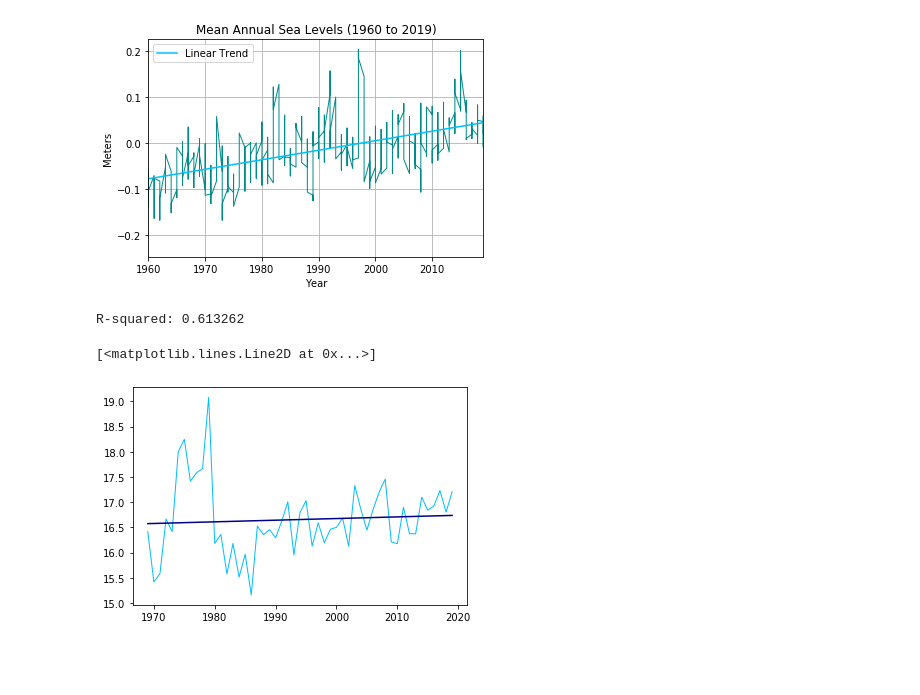
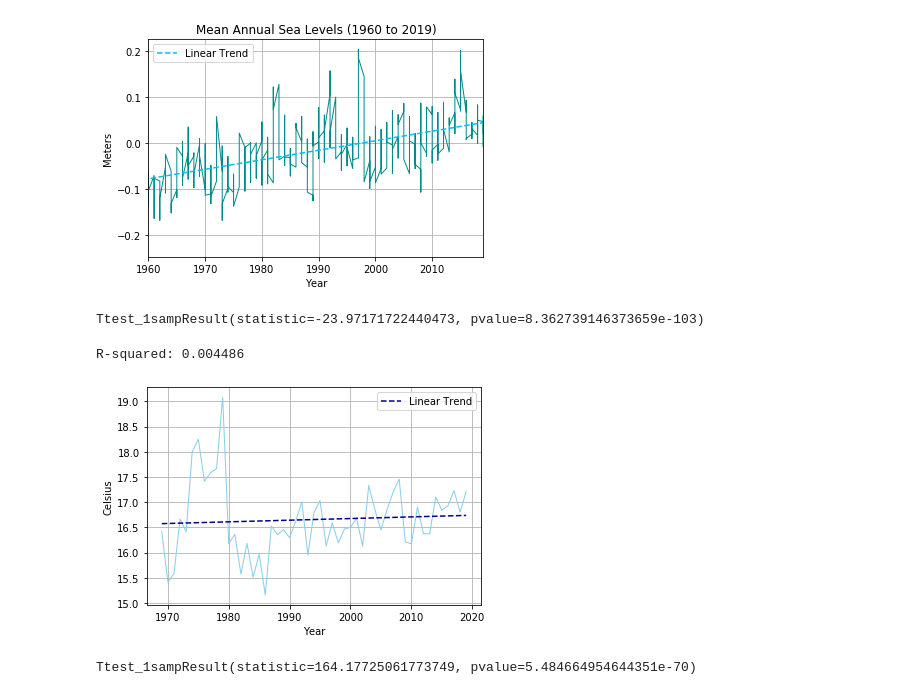
Before and after one commit to giantmagellan/sandiego-climate-analysis, a Jupyter notebook: SeaLevels.ipynb, the cells around one changed output. Saved outputs shown, nothing was run; the diff lists cells and outputs as text; code cells hidden in the pictures; blank space fills up the shorter version.

```diff
--- a/SeaLevels.ipynb
+++ b/SeaLevels.ipynb
@@ -172,22 +172,39 @@ plt.show()
 # %% [output]
 [figure]
 # %%
-# T test (NOT FINISHED)
-#stats.ttest_1samp(MSL,overallMean)
+# T test
+true_mu = 0
+
+onesample_results = stats.ttest_1samp(MSL, true_mu)
+
+print(onesample_results)
+# %% [output]
+Ttest_1sampResult(statistic=-23.97171722440473, pvalue=8.362739146373659e-103)
 # %%
-#weather data
+#weather data merge
 
 weather = pd.read_csv('Yearly_temperature_data.csv')
 
 
 x_axis_weather = weather["Year"]
 mean_temp = weather["Mean Temp (C)"]
-plt.plot(x_axis_weather, mean_temp, linewidth = 1, color = "deepskyblue")
+plt.plot(x_axis_weather, mean_temp, linewidth = 1, color = "skyblue")
 
 slopew, interceptw, r_valuew, p_valuew, std_errw = stats.linregress(x_axis_weather, mean_temp)
-print("R-squared: %f" % r_value**2)
-plt.plot(x_axis_weather, interceptw + slopew*x_axis_weather, color = 'darkblue', label='Linear Trend')
+print("R-squared: %f" % r_valuew**2)
+plt.plot(x_axis_weather, interceptw + slopew*x_axis_weather, '--', color = 'darkblue', label='Linear Trend')
+
+plt.legend()
+plt.xlabel("Year")
+plt.ylabel("Celsius")
+plt.grid()
 # %% [output]
-R-squared: 0.613262
+R-squared: 0.004486
-[<matplotlib.lines.Line2D at 0x...>]
-[figure, old version]
+[figure, new version]
+# %%
+
+onesample_resultsw = stats.ttest_1samp(mean_temp, true_mu)
+
+print(onesample_resultsw)
+# %% [output]
+Ttest_1sampResult(statistic=164.17725061773749, pvalue=5.484664954644351e-70)
```
Also changed, not shown: parts of 3 cells of this notebook, 4 other files.
